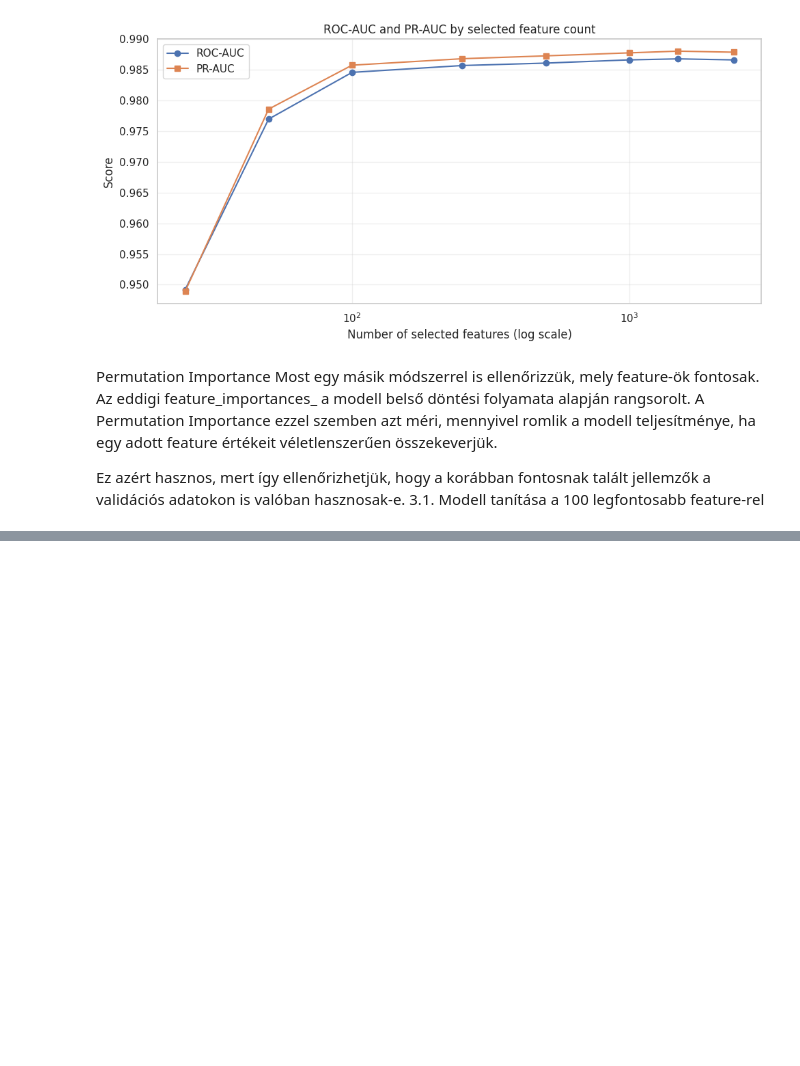
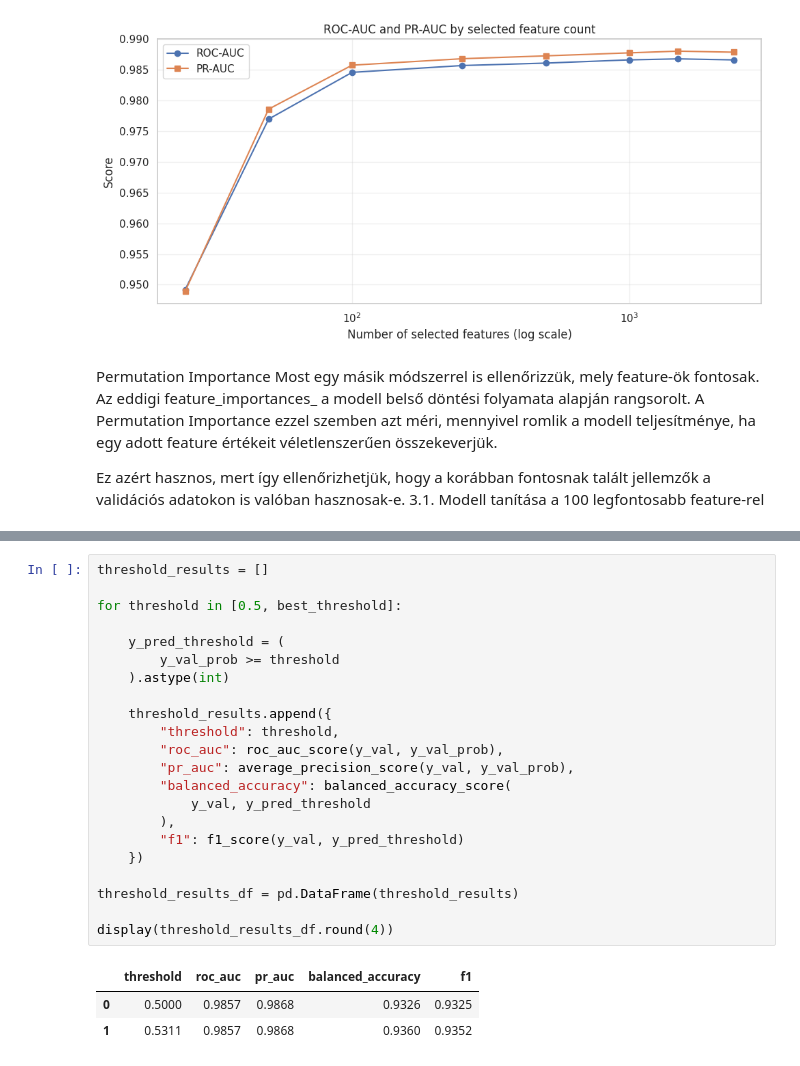
Before and after one commit to RaczNikoletta/Artificial-intelligence, a Jupyter notebook: PE_SupervisedML/beadando_emberdsv2.ipynb, the cells around one changed output, grey strips where cells are left out. Drawn from its saved outputs; the diff is of its cells as text; blank space fills up the shorter version.

```diff
--- a/PE_SupervisedML/beadando_emberdsv2.ipynb
+++ b/PE_SupervisedML/beadando_emberdsv2.ipynb
@@ -1529,0 +1627,26 @@ plt.show()
+# %%
+threshold_results = []
+
+for threshold in [0.5, best_threshold]:
+
+    y_pred_threshold = (
+        y_val_prob >= threshold
+    ).astype(int)
+
+    threshold_results.append({
+        "threshold": threshold,
+        "roc_auc": roc_auc_score(y_val, y_val_prob),
+        "pr_auc": average_precision_score(y_val, y_val_prob),
+        "balanced_accuracy": balanced_accuracy_score(
+            y_val, y_pred_threshold
+        ),
+        "f1": f1_score(y_val, y_pred_threshold)
+    })
+
+threshold_results_df = pd.DataFrame(threshold_results)
+
+display(threshold_results_df.round(4))
+# %% [output]
+|  | threshold | roc_auc | pr_auc | balanced_accuracy | f1 |
+| 0 | 0.5000 | 0.9857 | 0.9868 | 0.9326 | 0.9325 |
+| 1 | 0.5311 | 0.9857 | 0.9868 | 0.9360 | 0.9352 |
```
Also changed, not shown: parts of 5 cells of this notebook.
